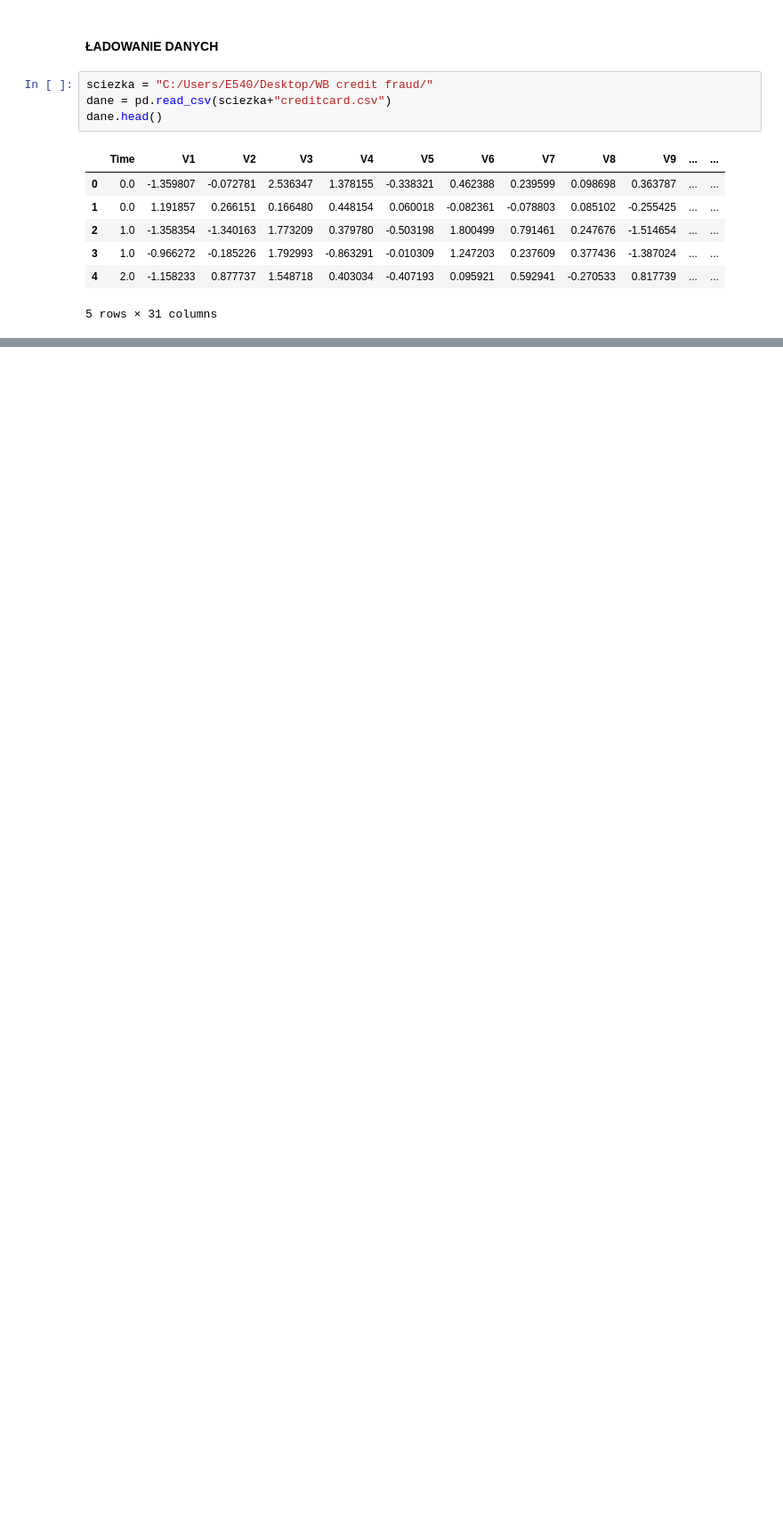
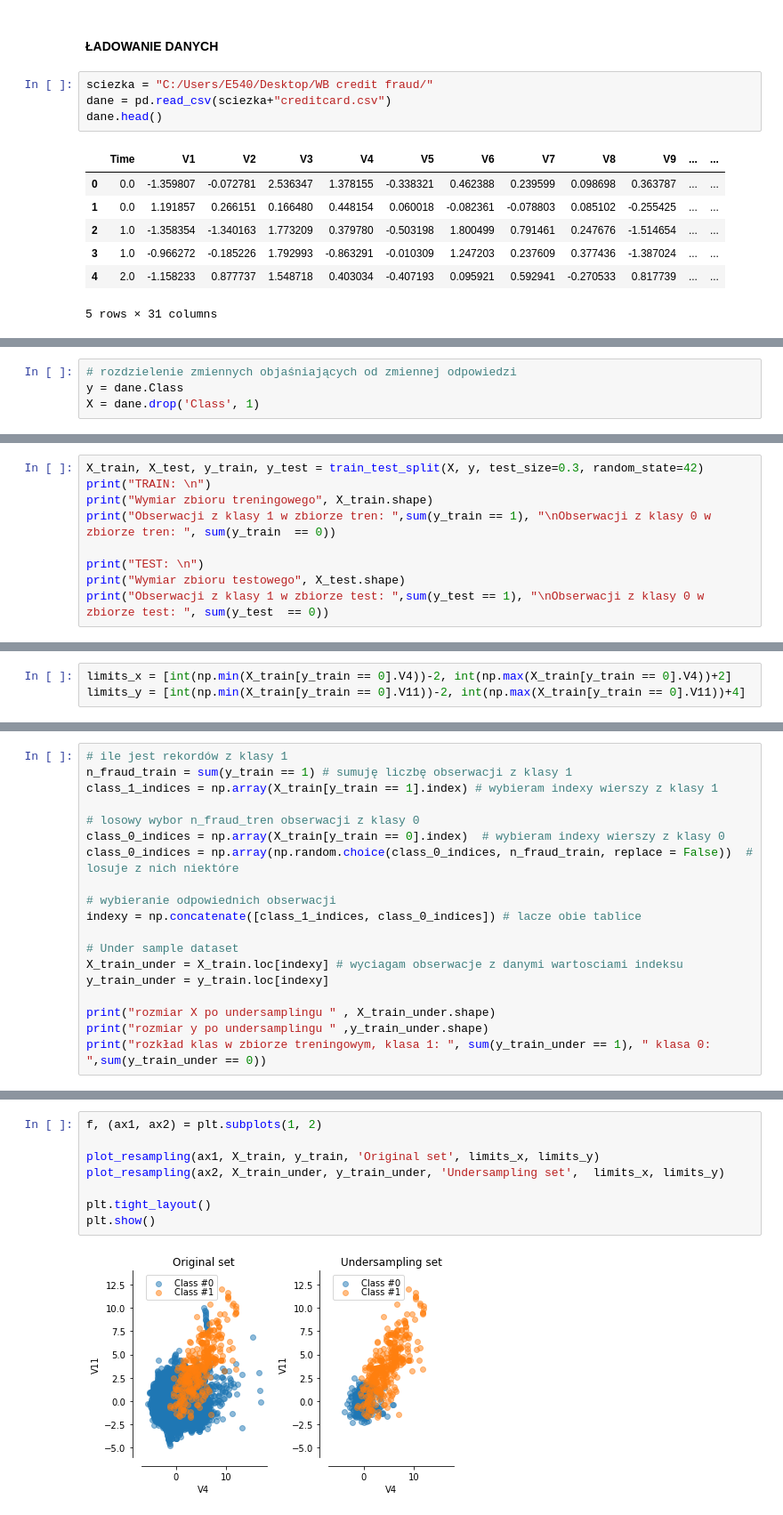
Before and after one commit to flaminka/CreditCardFraud, a Jupyter notebook: WB credit card fraud.ipynb, the cells around one changed output, grey strips where cells are left out. Shown at 89% size. Saved outputs shown, nothing was run; the diff lists cells and outputs as text; blank space fills up the shorter version.

Commit message:
Gotowy SMOTE i Undersampling

```diff
--- a/WB credit card fraud.ipynb
+++ b/WB credit card fraud.ipynb
@@ -57,0 +45,4 @@ dtype: int64
+# %%
+# rozdzielenie zmiennych objaśniających od zmiennej odpowiedzi
+y = dane.Class
+X = dane.drop('Class', 1)
@@ -57,0 +53,9 @@ dtype: int64
+# %%
+X_train, X_test, y_train, y_test = train_test_split(X, y, test_size=0.3, random_state=42)
+print("TRAIN: \n")
+print("Wymiar zbioru treningowego", X_train.shape)
+print("Obserwacji z klasy 1 w zbiorze tren: ",sum(y_train == 1), "\nObserwacji z klasy 0 w zbiorze tren: ", sum(y_train  == 0))
+
+print("TEST: \n")
+print("Wymiar zbioru testowego", X_test.shape)
+print("Obserwacji z klasy 1 w zbiorze test: ",sum(y_test == 1), "\nObserwacji z klasy 0 w zbiorze test: ", sum(y_test  == 0))
@@ -57,0 +75,3 @@ dtype: int64
+# %%
+limits_x = [int(np.min(X_train[y_train == 0].V4))-2, int(np.max(X_train[y_train == 0].V4))+2]
+limits_y = [int(np.min(X_train[y_train == 0].V11))-2, int(np.max(X_train[y_train == 0].V11))+4]
@@ -57,0 +114,19 @@ dtype: int64
+# %%
+# ile jest rekordów z klasy 1
+n_fraud_train = sum(y_train == 1) # sumuję liczbę obserwacji z klasy 1
+class_1_indices = np.array(X_train[y_train == 1].index) # wybieram indexy wierszy z klasy 1
+
+# losowy wybor n_fraud_tren obserwacji z klasy 0
+class_0_indices = np.array(X_train[y_train == 0].index)  # wybieram indexy wierszy z klasy 0
+class_0_indices = np.array(np.random.choice(class_0_indices, n_fraud_train, replace = False))  # losuje z nich niektóre
+
+# wybieranie odpowiednich obserwacji
+indexy = np.concatenate([class_1_indices, class_0_indices]) # lacze obie tablice
+
+# Under sample dataset
+X_train_under = X_train.loc[indexy] # wyciagam obserwacje z danymi wartosciami indeksu
+y_train_under = y_train.loc[indexy]
+
+print("rozmiar X po undersamplingu " , X_train_under.shape)
+print("rozmiar y po undersamplingu " ,y_train_under.shape)
+print("rozkład klas w zbiorze treningowym, klasa 1: ", sum(y_train_under == 1), " klasa 0: ",sum(y_train_under == 0))
@@ -57,0 +141,10 @@ dtype: int64
+# %%
+f, (ax1, ax2) = plt.subplots(1, 2)
+
+plot_resampling(ax1, X_train, y_train, 'Original set', limits_x, limits_y)
+plot_resampling(ax2, X_train_under, y_train_under, 'Undersampling set',  limits_x, limits_y)
+
+plt.tight_layout()
+plt.show()
+# %% [output]
+[figure, added]
```
Also changed, not shown: parts of 43 cells of this notebook.
